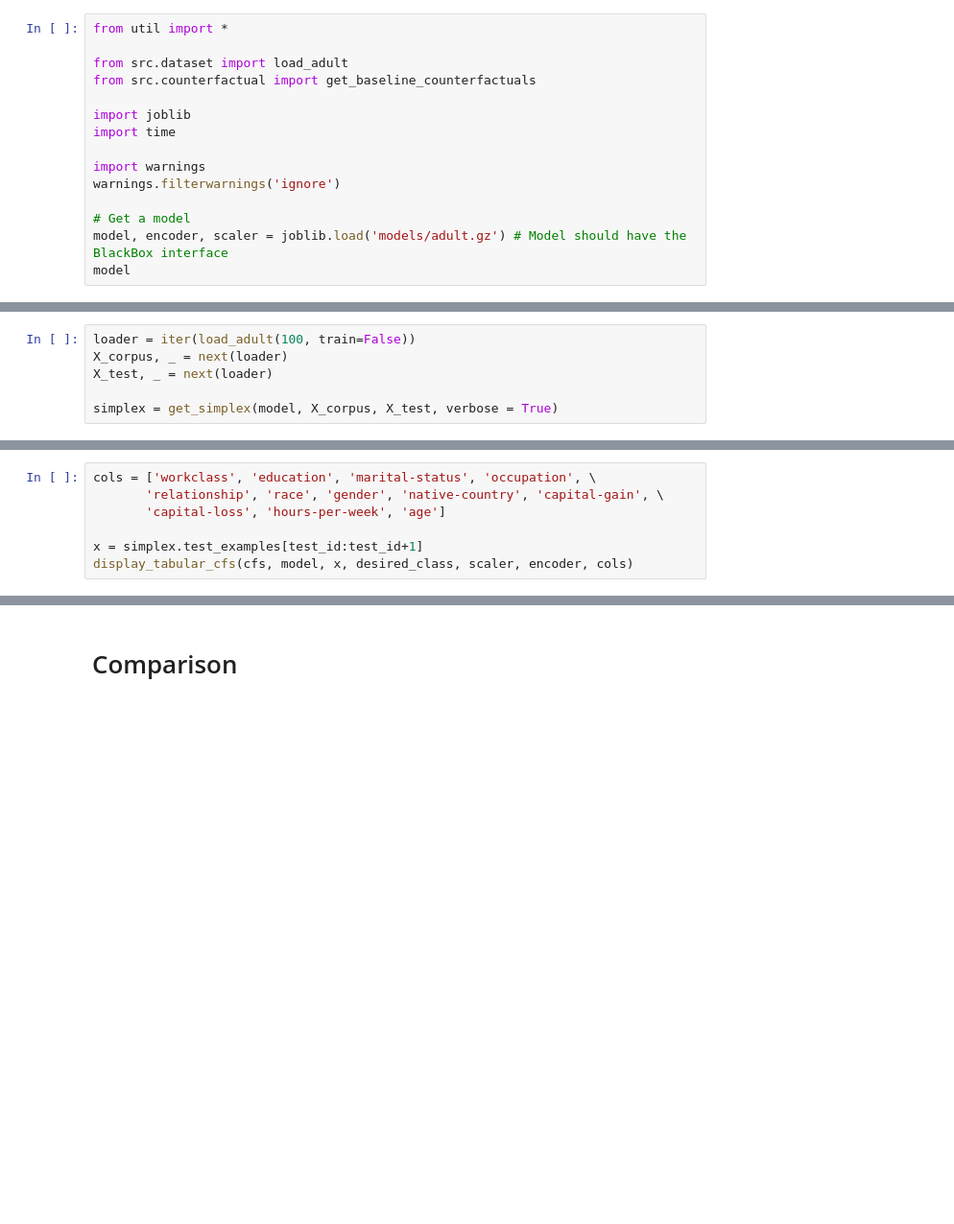
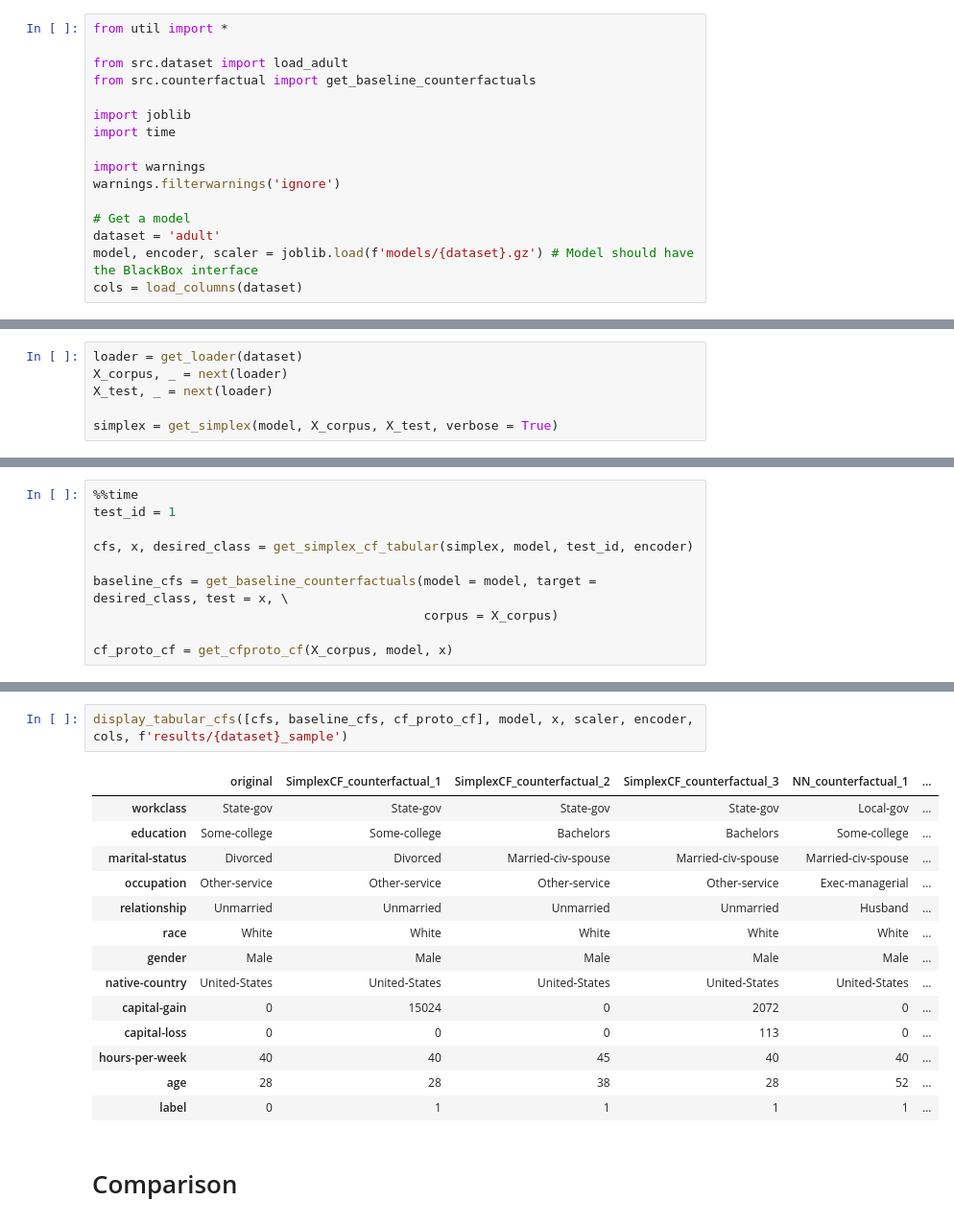
Before and after one commit to Adebayo-Oshingbesan/SimplExCF, a Jupyter notebook: 01_adult.ipynb, the cells around one changed output, grey strips where cells are left out. Shown: that part at 96% size. Saved outputs shown, nothing was run; the diff lists cells and outputs as text; blank space fills up the shorter version.

```diff
--- a/01_adult.ipynb
+++ b/01_adult.ipynb
@@ -11,6 +11,7 @@ import warnings
 warnings.filterwarnings('ignore')
 
 # Get a model
-model, encoder, scaler = joblib.load('models/adult.gz') # Model should have the BlackBox interface
-model
+dataset = 'adult'
+model, encoder, scaler = joblib.load(f'models/{dataset}.gz') # Model should have the BlackBox interface
+cols = load_columns(dataset)
 # %% [output]
@@ -26,5 +20,5 @@ TabularModel(
 # %%
-loader = iter(load_adult(100, train=False))
+loader = get_loader(dataset)
 X_corpus, _ = next(loader)
 X_test, _ = next(loader)
 
@@ -46,7 +31,0 @@ Wall time: 60.5 ms
-# %%
-cols = ['workclass', 'education', 'marital-status', 'occupation', \
-       'relationship', 'race', 'gender', 'native-country', 'capital-gain', \
-       'capital-loss', 'hours-per-week', 'age']
-
-x = simplex.test_examples[test_id:test_id+1]
-display_tabular_cfs(cfs, model, x, desired_class, scaler, encoder, cols)
@@ -115,0 +32,10 @@ Wall time: 34.7 s
+# %%
+%%time
+test_id = 1
+
+cfs, x, desired_class = get_simplex_cf_tabular(simplex, model, test_id, encoder)
+
+baseline_cfs = get_baseline_counterfactuals(model = model, target = desired_class, test = x, \
+                                            corpus = X_corpus)
+
+cf_proto_cf = get_cfproto_cf(X_corpus, model, x)
@@ -116,3 +50,20 @@ Wall time: 34.7 s
+# %%
+display_tabular_cfs([cfs, baseline_cfs, cf_proto_cf], model, x, scaler, encoder, cols, f'results/{dataset}_sample')
+# %% [output]
+|  | original | SimplexCF_counterfactual_1 | SimplexCF_counterfactual_2 | SimplexCF_counterfactual_3 | NN_counterfactual_1 | ... |
+| workclass | State-gov | State-gov | State-gov | State-gov | Local-gov | ... |
+| education | Some-college | Some-college | Bachelors | Bachelors | Some-college | ... |
+| marital-status | Divorced | Divorced | Married-civ-spouse | Married-civ-spouse | Married-civ-spouse | ... |
+| occupation | Other-service | Other-service | Other-service | Other-service | Exec-managerial | ... |
+| relationship | Unmarried | Unmarried | Unmarried | Unmarried | Husband | ... |
+| race | White | White | White | White | White | ... |
+| gender | Male | Male | Male | Male | Male | ... |
+| native-country | United-States | United-States | United-States | United-States | United-States | ... |
+| capital-gain | 0 | 15024 | 0 | 2072 | 0 | ... |
+| capital-loss | 0 | 0 | 0 | 113 | 0 | ... |
+| hours-per-week | 40 | 40 | 45 | 40 | 40 | ... |
+| age | 28 | 28 | 38 | 28 | 52 | ... |
+| label | 0 | 1 | 1 | 1 | 1 | ... |
 # %% [markdown]
 # Comparison
 # %%
```
Also changed, not shown: parts of 14 cells of this notebook, 50 other files.
